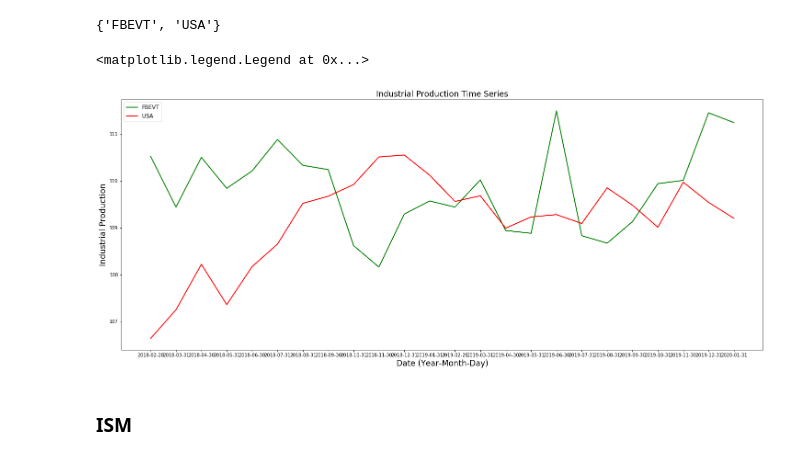
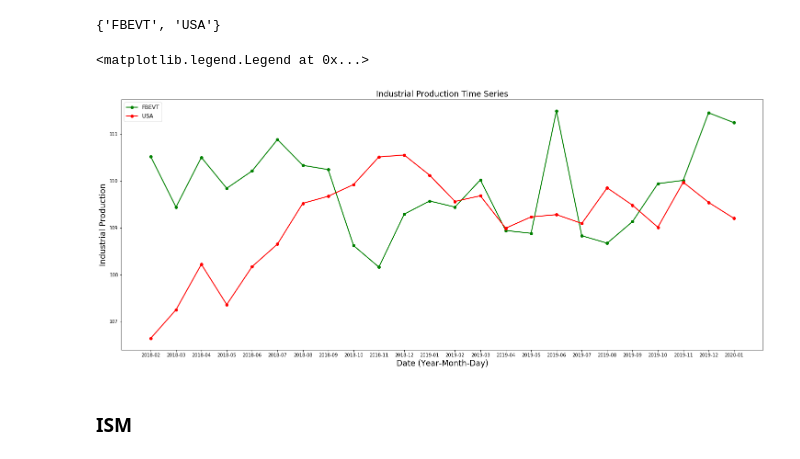
Before and after one commit to cmarshall1999/Loyola-Supply-Chain-Competition, a Jupyter notebook: Loyola-Supply-Chain-Analysis.ipynb, the cells around one changed output. Cells and saved outputs as stored; diff of their text form; code cells hidden in the pictures.

```diff
--- a/Loyola-Supply-Chain-Analysis.ipynb
+++ b/Loyola-Supply-Chain-Analysis.ipynb
@@ -965,14 +892,24 @@ y_usa=IPRO_value[IPRO_value['granularity1']=='USA']['data_value']
+# %%
+IPRO_FBEVT=IPRO[IPRO['granularity1']=='FBEVT']
+# %%
+IPRO_FBEVT=IPRO_FBEVT.sort_values(by='data_timestamp').reset_index(drop=True)
+# %%
+IPRO_USA=IPRO[IPRO['granularity1']=='USA']
+# %%
+IPRO_USA=IPRO_USA.sort_values(by='data_timestamp').reset_index(drop=True)
 # %%
+months=['2018-02','2018-03','2018-04','2018-05','2018-06','2018-07','2018-08','2018-09','2018-10','2018-11','2018-12','2019-01','2019-02','2019-03','2019-04','2019-05','2019-06','2019-07','2019-08','2019-09','2019-10','2019-11','2019-12','2020-01']
+
 fig12 = plt.figure(figsize=(25,10))
-plt.plot(x_fbevt, y_fbevt, marker='', color='g', linewidth=2,label="FBEVT")
-plt.plot(x_usa, y_usa, marker='', color='r', linewidth=2,label="USA")
+plt.plot(months, IPRO_FBEVT['data_value'], marker='o', color='g', linewidth=2,label="FBEVT")
+plt.plot(months, IPRO_USA['data_value'], marker='o', color='r', linewidth=2,label="USA")
 plt.title('Industrial Production Time Series',fontsize='xx-large')
 plt.ylabel('Industrial Production',fontsize='xx-large')
 plt.xlabel('Date (Year-Month-Day)',fontsize='xx-large')
 plt.legend(fontsize='large')
 # %% [output]
 <matplotlib.legend.Legend at 0x...>
-[figure, old version]
+[figure, new version]
 # %% [markdown]
 ### ISM
 # %%
```
Also changed, not shown: parts of 51 cells of this notebook.
